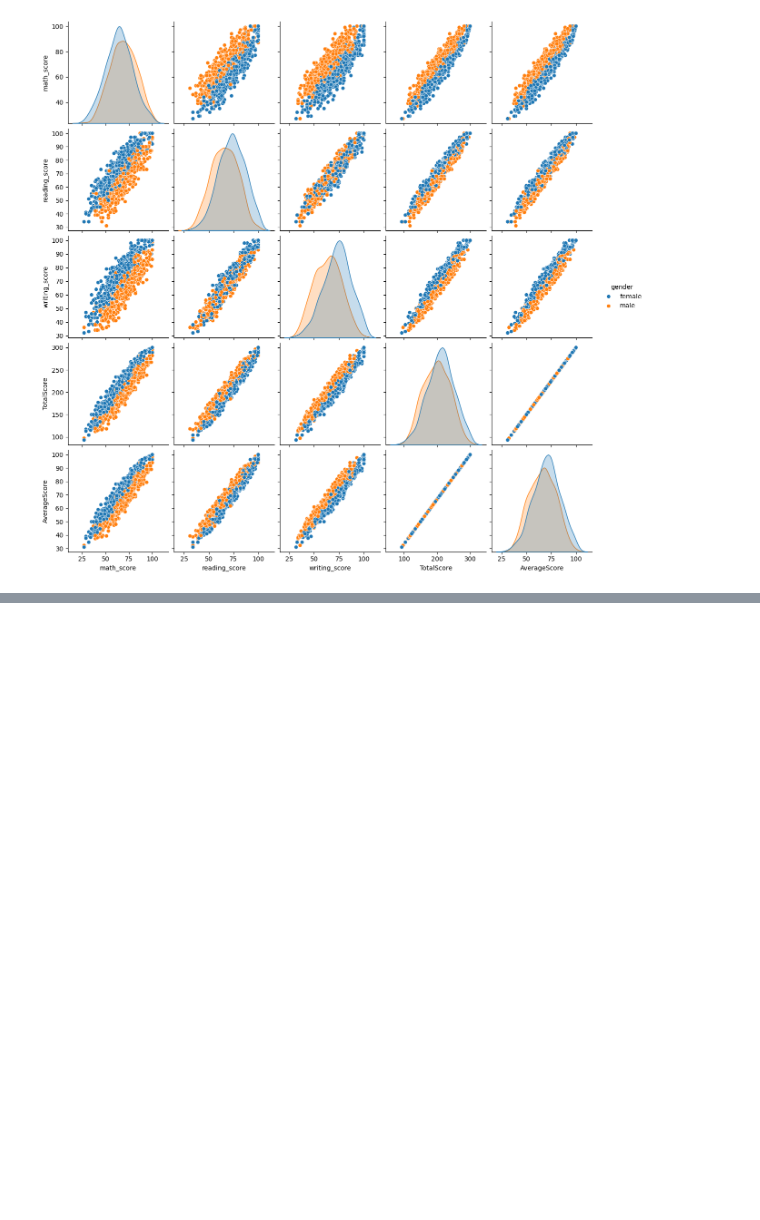
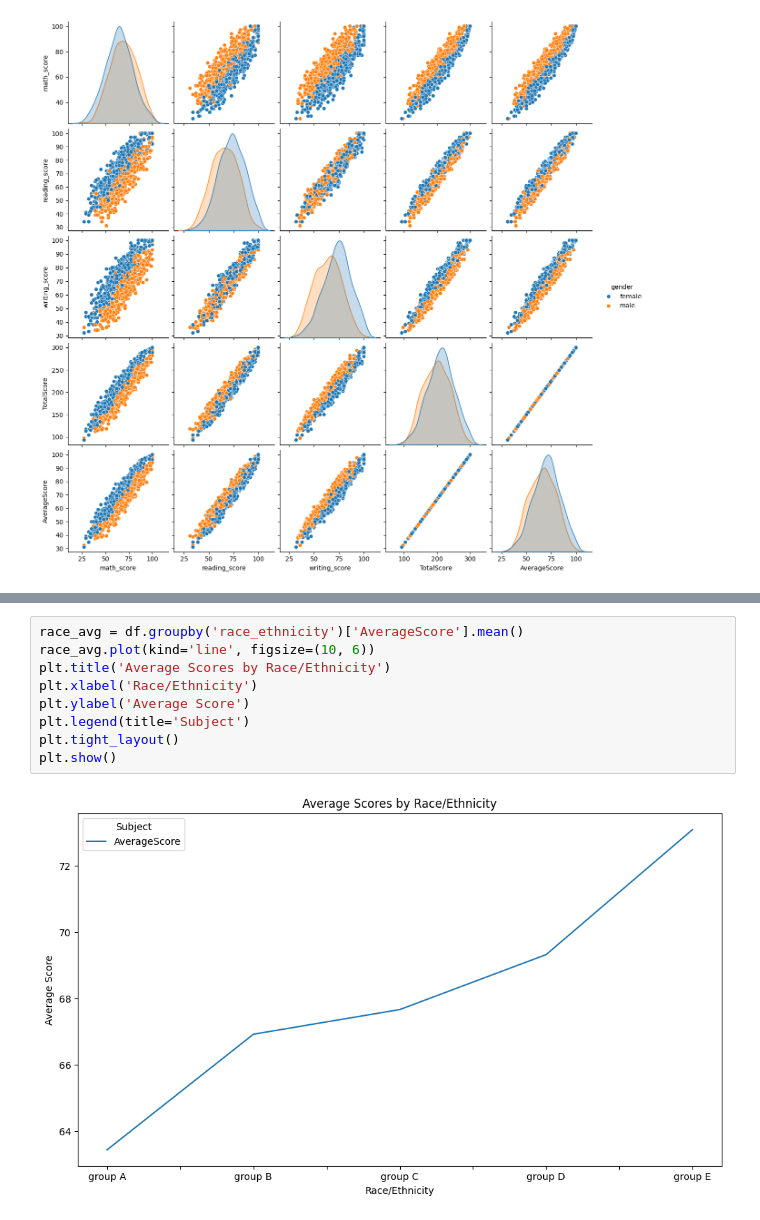
Before and after one commit to akhileshpandey3967/Student_Performance, a Jupyter notebook: Data_analaysis/EDA_student.ipynb, the cells around one changed output, grey strips where cells are left out. Drawn from its saved outputs; the diff is of its cells as text; blank space fills up the shorter version.

```diff
--- a/Data_analaysis/EDA_student.ipynb
+++ b/Data_analaysis/EDA_student.ipynb
@@ -177,0 +278,11 @@ plt.show()
+# %%
+race_avg = df.groupby('race_ethnicity')['AverageScore'].mean()
+race_avg.plot(kind='line', figsize=(10, 6))
+plt.title('Average Scores by Race/Ethnicity')
+plt.xlabel('Race/Ethnicity')
+plt.ylabel('Average Score')
+plt.legend(title='Subject')
+plt.tight_layout()
+plt.show()
+# %% [output]
+[figure, added]
```
Also changed, not shown: parts of 16 cells of this notebook, 9 other files.
